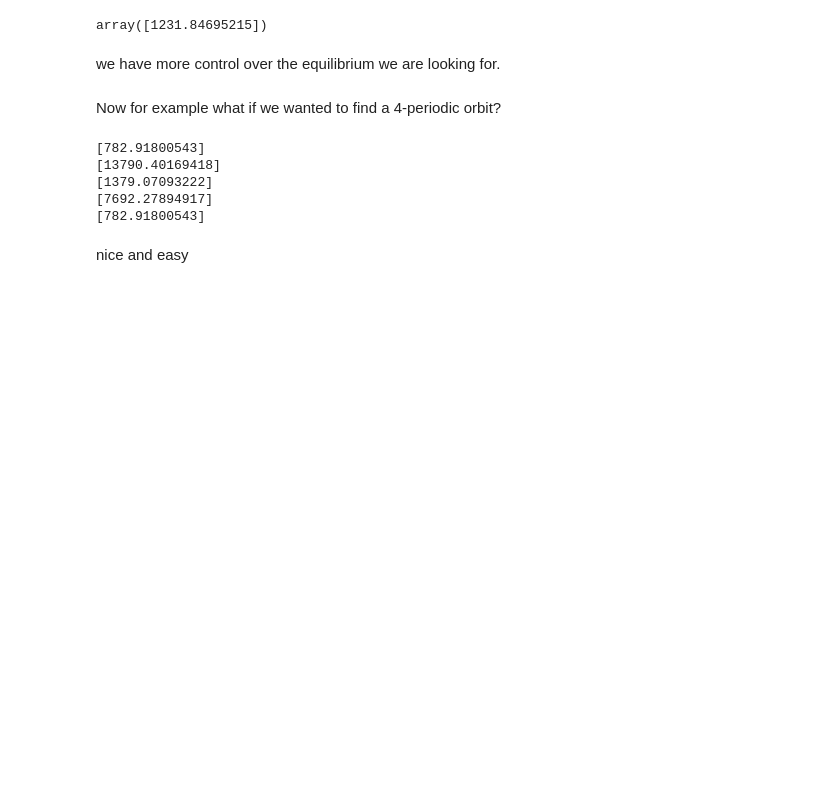
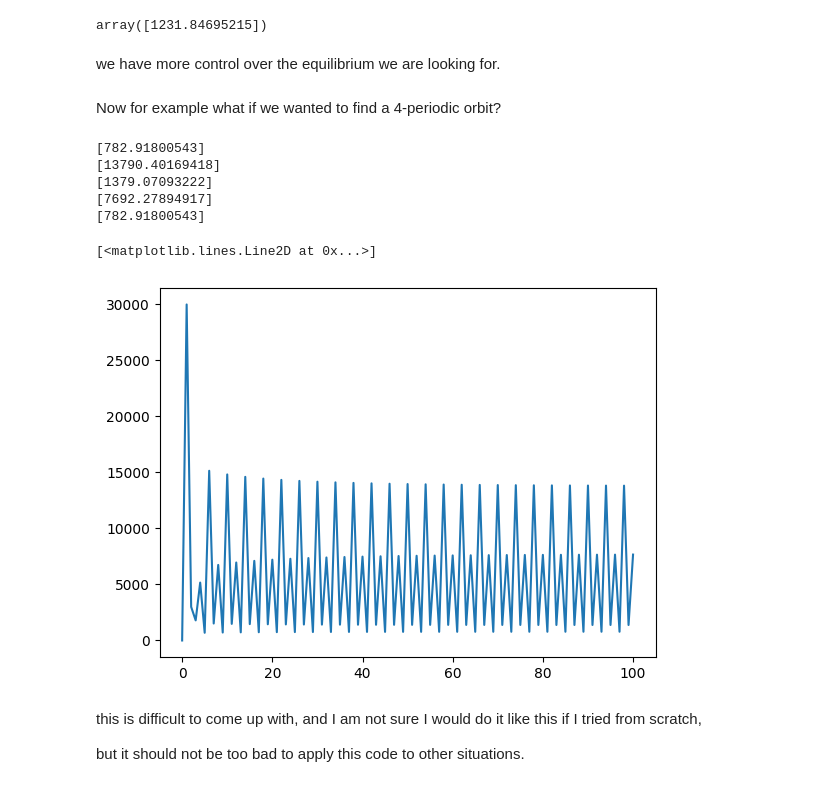
Before and after one commit to jackbullen/Math-248, a Jupyter notebook: Labs/Week 4/Lab-8-Sep-25.ipynb, the cells around one changed output. Saved outputs shown, nothing was run; the diff lists cells and outputs as text; code cells hidden in the pictures; blank space fills up the shorter version.

```diff
--- a/Labs/Week 4/Lab-8-Sep-25.ipynb
+++ b/Labs/Week 4/Lab-8-Sep-25.ipynb
@@ -272,20 +263,27 @@ we have more control over the equilibrium we are looking for.
 Now for example what if we wanted to find a 4-periodic orbit?
 # %%
 a=0.001
-b=30000
+b=30000 # change this from 3800 so there is actually 4 equilibrium
 s=0.1
 
 n = 4
 
 x = fsolve(lambda x: n_compositions(lambda x: b*np.exp(-a*x)+s*x, n)(x) - x, 0.1)
 
 for i in range(n+1):
     print(n_compositions(lambda x: b*np.exp(-a*x)+s*x, i)(x))
+
+vals = run(lambda x,a,b,s: b*np.exp(-a*x)+s*x, 0.1, a=0.001, b=30000, s=0.1, iterations=100)
+plt.plot(vals)
 # %% [output]
 [782.91800543]
 [13790.40169418]
 [1379.07093222]
 [7692.27894917]
 [782.91800543]
+[<matplotlib.lines.Line2D at 0x...>]
+[figure, added]
-# %% [markdown]
-nice and easy
+# %% [markdown]
+this is difficult to come up with, and I am not sure I would do it like this if I tried from scratch,
+
+but it should not be too bad to apply this code to other situations.
```
Also changed, not shown: parts of 3 cells of this notebook.
